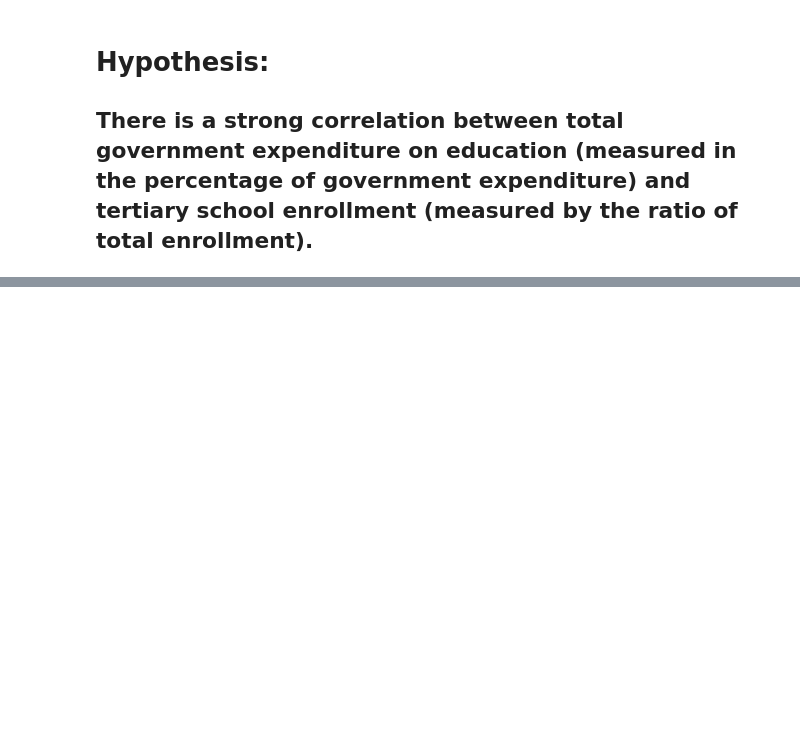
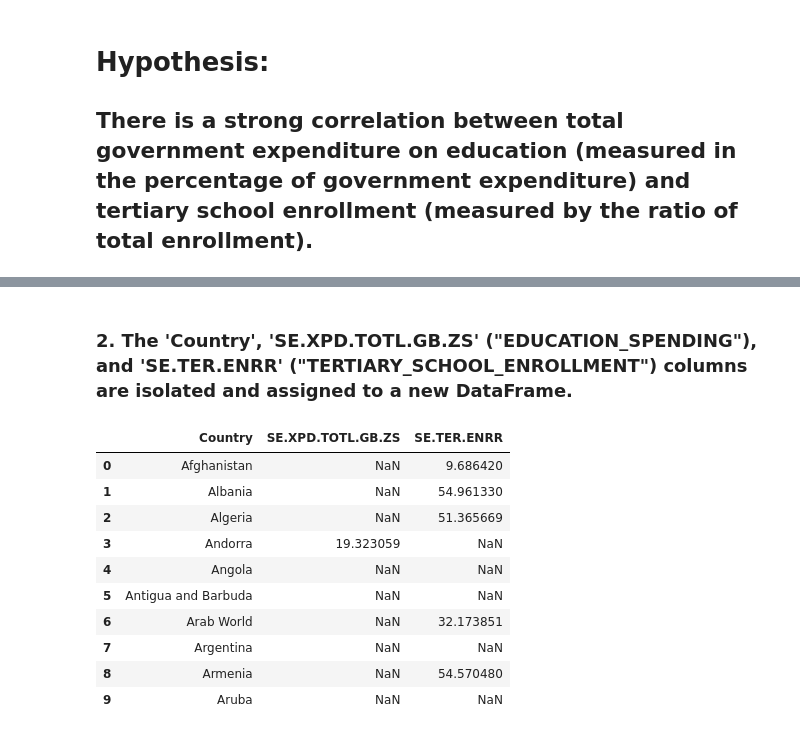
Before and after one commit to jorbea/comp110-21s-workspace, a Jupyter notebook: projects/pj02/analysis.ipynb, the cells around one changed output, grey strips where cells are left out. Saved outputs shown, nothing was run; the diff lists cells and outputs as text; code cells hidden in the pictures; blank space fills up the shorter version.

```diff
--- a/projects/pj02/analysis.ipynb
+++ b/projects/pj02/analysis.ipynb
@@ -27,0 +36,17 @@ databank
+# %% [markdown]
+### 2. The 'Country', 'SE.XPD.TOTL.GB.ZS' ("EDUCATION_SPENDING"), and 'SE.TER.ENRR' ("TERTIARY_SCHOOL_ENROLLMENT") columns are isolated and assigned to a new DataFrame.
+# %%
+select_databank = databank[["Country", EDUCATION_SPENDING, TERTIARY_SCHOOL_ENROLLMENT]]
+select_databank.head(10)
+# %% [output]
+|  | Country | SE.XPD.TOTL.GB.ZS | SE.TER.ENRR |
+| 0 | Afghanistan | NaN | 9.686420 |
+| 1 | Albania | NaN | 54.961330 |
+| 2 | Algeria | NaN | 51.365669 |
+| 3 | Andorra | 19.323059 | NaN |
+| 4 | Angola | NaN | NaN |
+| 5 | Antigua and Barbuda | NaN | NaN |
+| 6 | Arab World | NaN | 32.173851 |
+| 7 | Argentina | NaN | NaN |
+| 8 | Armenia | NaN | 54.570480 |
+| 9 | Aruba | NaN | NaN |
```
Also changed, not shown: parts of 17 cells of this notebook.
